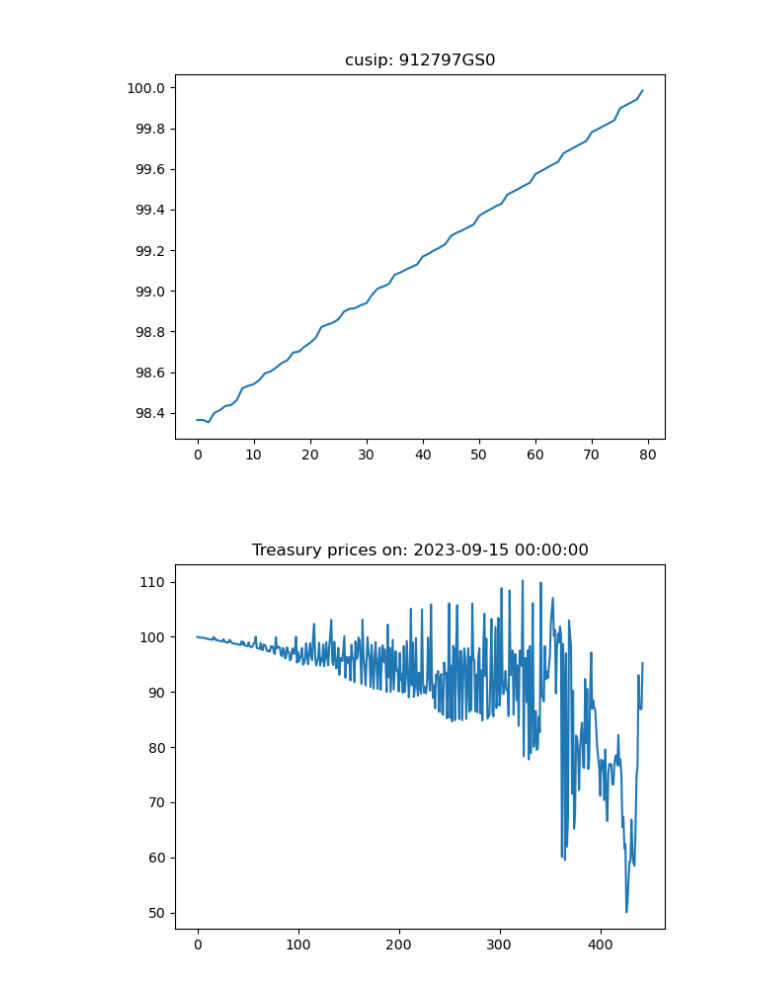
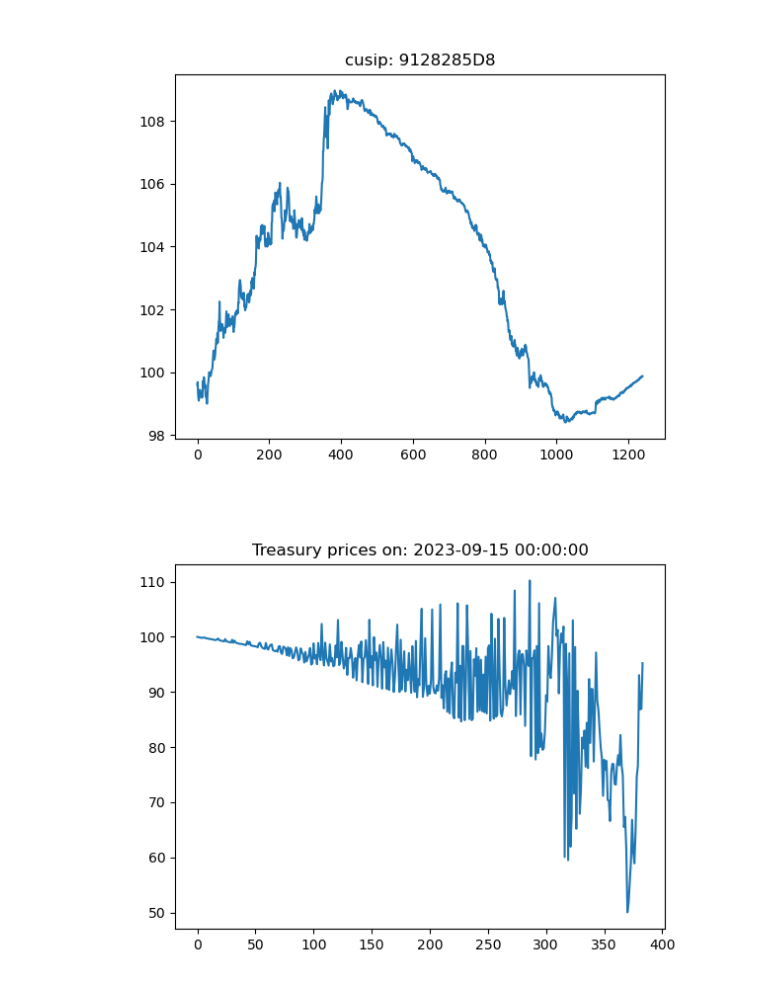
Before and after one commit to mettinger/python, a Jupyter notebook: bonds/treasuries.ipynb, the cells around one changed output. Saved outputs shown, nothing was run; the diff lists cells and outputs as text; code cells hidden in the pictures.

```diff
--- a/bonds/treasuries.ipynb
+++ b/bonds/treasuries.ipynb
@@ -15,11 +24,12 @@ with open(treasuriesPicklePath, 'rb') as f:
 
 df = pd.DataFrame(data)
 df.columns = ['date','cusip','description','coupon','maturity','call','buy','sell','end-of-day-price']
-df = df.drop(['description','call','buy','sell'], axis=1)
+df = df.drop(['call','buy','sell'], axis=1)
 df['end-of-day-price'] = df['end-of-day-price'].astype('float')
 df['coupon'] = [float(i[0:-1]) for i in df['coupon']]
 df['maturity'] = [datetime.datetime.strptime(i,'%m/%d/%Y') for i in df['maturity']]
 
+'''
 # create dictionary mapping cusip to term length
 termDict = {}
 
@@ -33,6 +43,7 @@ for thisCusip in set(df['cusip']):
         termDict[thisCusip] = termLength
     else:
         termDict[thisCusip] = 0
+'''
 
 print(len(df))
 # %% [output]
@@ -53,6 +60,6 @@ cusipList
 # %%
 #cusip = cusipList[0]
-cusip = '912797GS0'
+cusip = '9128285D8'
 
 thisTreasury = df[df['cusip'] == cusip].sort_values('date')
-dtale.show(thisTreasury)
+#dtale.show(thisTreasury)
@@ -61,21 +66,21 @@ dtale.show(thisTreasury)
 # %%
 plt.figure()
-plt.plot(thisTreasury['end-of-day-price'].to_numpy()[0:-1])
+plt.plot(thisTreasury['end-of-day-price'].to_numpy())
 plt.title("cusip: " + cusip)
 plt.show()
 # %% [output]
-[figure, old version]
+[figure, new version]
 # %%
 year = 2023
 month = 9
 day = 15
 
 thisDate = datetime.datetime(year=year, month=month, day=day)
-thisDayAll = df[df['date'] == thisDate].sort_values('maturity')
+thisDayAll = df[(df['date'] == thisDate) & (df['description'] != 'TIPS') &  (df['description'] != 'MARKET BASED FRN')].sort_values('maturity')
 
 plt.figure()
 plt.plot(thisDayAll['end-of-day-price'].to_numpy())
 plt.title("Treasury prices on: " + str(thisDate))
 plt.show()
 # %% [output]
-[figure, old version]
+[figure, new version]
```
Also changed, not shown: parts of 11 cells of this notebook, 1 other file.
